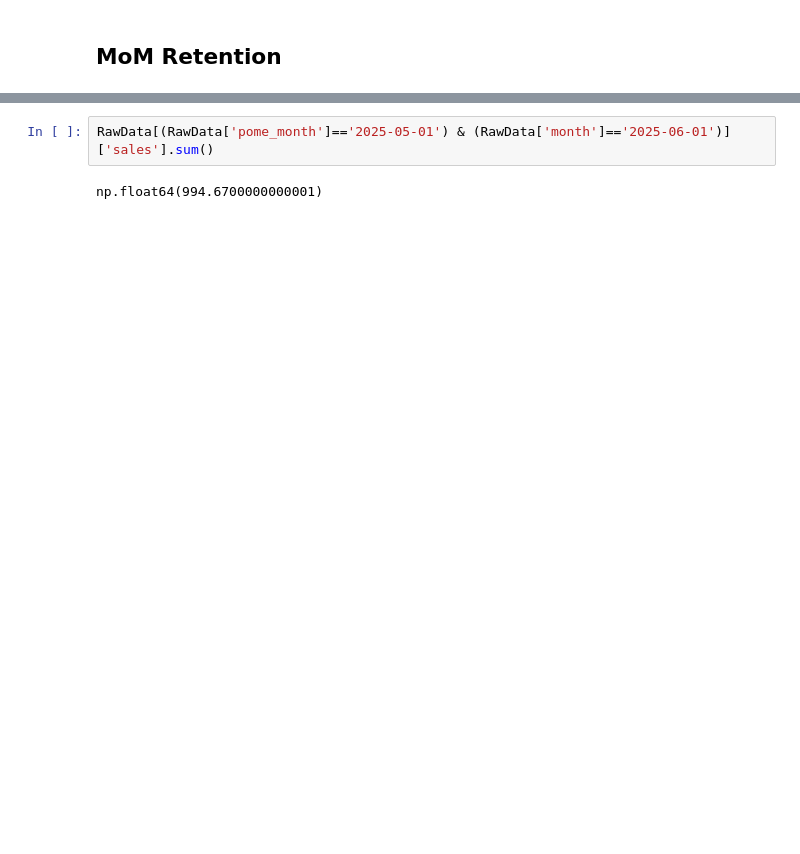
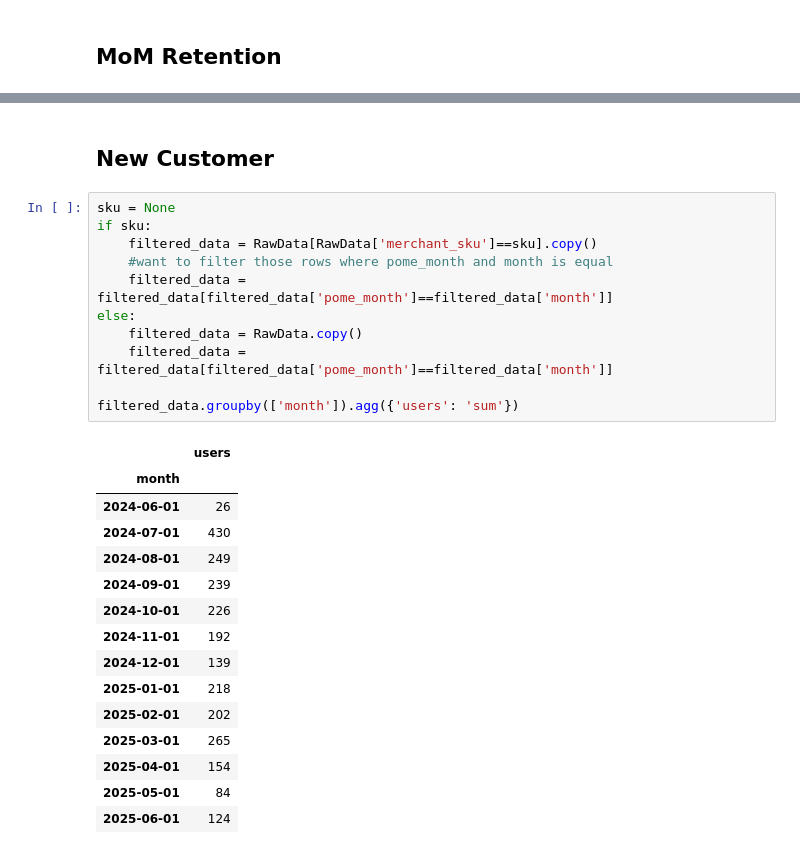
Before and after one commit to datadecoder25/cpg_ltv_calculation, a Jupyter notebook: ltv_calculation.ipynb, the cells around one changed output, grey strips where cells are left out. Cells and saved outputs as stored; diff of their text form; blank space fills up the shorter version.

```diff
--- a/ltv_calculation.ipynb
+++ b/ltv_calculation.ipynb
@@ -1125,7 +1119,32 @@ Retention columns: [Timestamp('2024-07-01 00:00:00'), Timestamp('2024-08-01 00:0
 | 2025-04-01 |  |  |  |  |  |  |  |  | ... |
 | 2025-05-01 |  |  |  |  |  |  |  |  | ... |
 | 2025-06-01 |  |  |  |  |  |  |  |  | ... |
+# %% [markdown]
+## New Customer
 # %%
-RawData[(RawData['pome_month']=='2025-05-01') & (RawData['month']=='2025-06-01')]['sales'].sum()
+sku = None
+if sku:
+    filtered_data = RawData[RawData['merchant_sku']==sku].copy()
+    #want to filter those rows where pome_month and month is equal
+    filtered_data = filtered_data[filtered_data['pome_month']==filtered_data['month']]
+else:
+    filtered_data = RawData.copy()
+    filtered_data = filtered_data[filtered_data['pome_month']==filtered_data['month']]
+
+filtered_data.groupby(['month']).agg({'users': 'sum'})
 # %% [output]
-np.float64(994.6700000000001)
+|  | users |
+| month |  |
+| 2024-06-01 | 26 |
+| 2024-07-01 | 430 |
+| 2024-08-01 | 249 |
+| 2024-09-01 | 239 |
+| 2024-10-01 | 226 |
+| 2024-11-01 | 192 |
+| 2024-12-01 | 139 |
+| 2025-01-01 | 218 |
+| 2025-02-01 | 202 |
+| 2025-03-01 | 265 |
+| 2025-04-01 | 154 |
+| 2025-05-01 | 84 |
+| 2025-06-01 | 124 |
```
Also changed, not shown: parts of 1 cell of this notebook, 1 other file.
